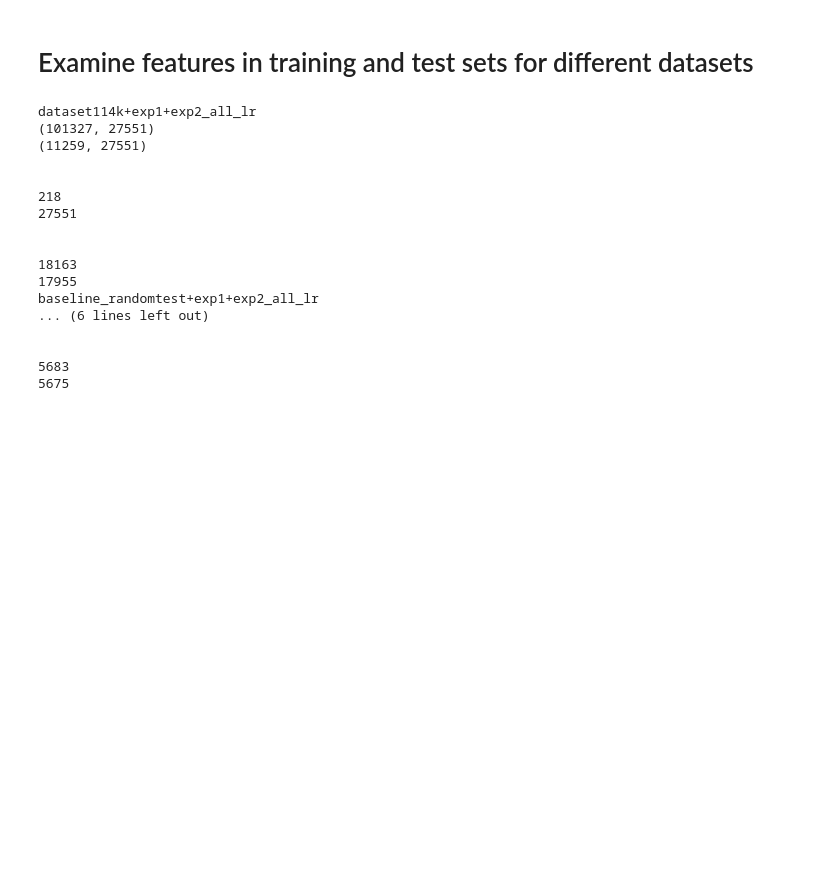
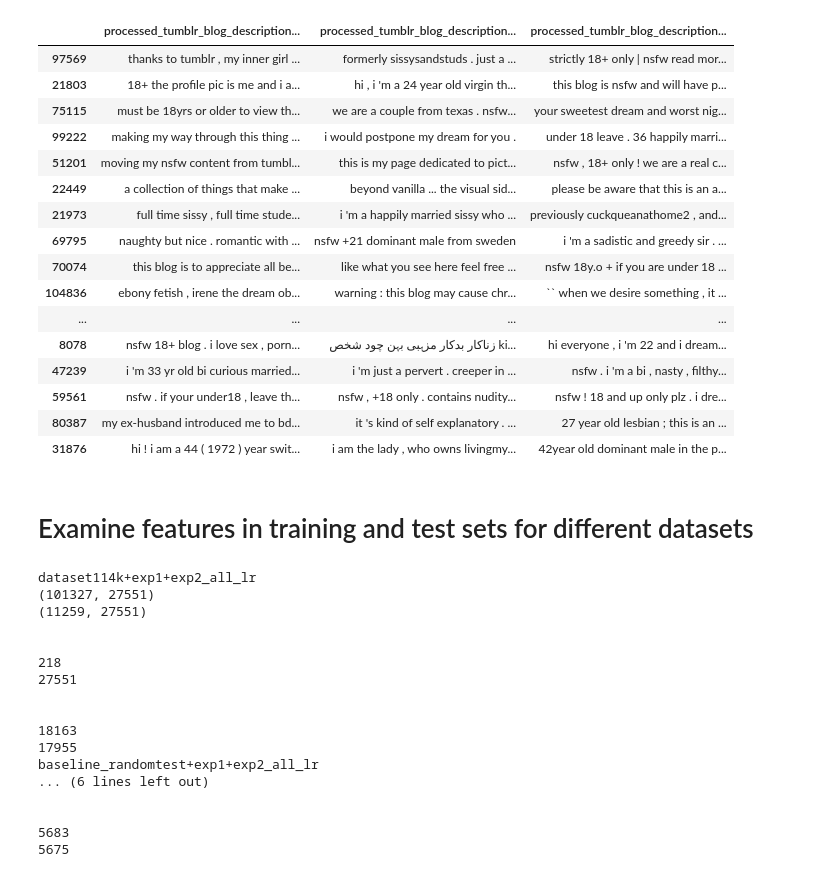
Before and after one commit to michaelmilleryoder/tumblr_community_identity, a Jupyter notebook: jupyter/check_features.ipynb, the cells around one changed output. Drawn from its saved outputs; the diff is of its cells as text; code cells hidden in the pictures; blank space fills up the shorter version.

```diff
--- a/jupyter/check_features.ipynb
+++ b/jupyter/check_features.ipynb
@@ -0,0 +39,7 @@
+# %%
+# Load communities
+commpath = '/data/tumblr_community_identity/dataset114k/louvain_communities.txt'
+with open(commpath) as f:
+    comms = [[int(tumblog_id) for tumblog_id in comm.split()] for comm in f.read().splitlines()]
+print(len(comms))
+comms[0]
@@ -1,3 +65,52 @@
+# %%
+# Investigate
+comm = 49
+terms = ['blog', 'dream']
+
+commlines = pairs[pairs['tumblog_id_follower_reblog'].isin(comms[comm-1]) & pairs['tumblog_id_followee_reblog'].isin(comms[comm-1]) & \
+                 pairs['tumblog_id_followee_nonreblog'].isin(comms[comm-1])]
+commlines
+
+import re
+import pdb
+pd.set_option('display.max_colwidth', None)
+
+def terms_in_descs(descs):
+    """ Search for the search terms being in the descriptions """
+    follower, followee_reblog, followee_nonreblog = descs
+    if not isinstance(follower, str):
+        return False
+    pat1 = '\\b{}\\b'.format(terms[0])
+    pat2 = '\\b{}\\b'.format(terms[1])
+    if re.search(pat1, follower.lower()):
+        if re.search(pat2, followee_reblog) or re.search(pat2, followee_nonreblog):
+            return True
+    elif re.search(pat2, follower.lower()):
+        if re.search(pat1, followee_reblog) or re.search(pat1, followee_nonreblog):
+            return True
+    return False
+
+paired_descs = list(zip(*[commlines[colname] for colname in desc_cols]))
+matches = commlines.loc[[terms_in_descs(descs) for descs in paired_descs], desc_cols]
+matches.sample(min(30, len(matches)))
+# %% [output]
+|  | processed_tumblr_blog_description... | processed_tumblr_blog_description... | processed_tumblr_blog_description... |
+| 97569 | thanks to tumblr , my inner girl ... | formerly sissysandstuds . just a ... | strictly 18+ only | nsfw read mor... |
+| 21803 | 18+ the profile pic is me and i a... | hi , i 'm a 24 year old virgin th... | this blog is nsfw and will have p... |
+| 75115 | must be 18yrs or older to view th... | we are a couple from texas . nsfw... | your sweetest dream and worst nig... |
+| 99222 | making my way through this thing ... | i would postpone my dream for you . | under 18 leave . 36 happily marri... |
+| 51201 | moving my nsfw content from tumbl... | this is my page dedicated to pict... | nsfw , 18+ only ! we are a real c... |
+| 22449 | a collection of things that make ... | beyond vanilla ... the visual sid... | please be aware that this is an a... |
+| 21973 | full time sissy , full time stude... | i 'm a happily married sissy who ... | previously cuckqueanathome2 , and... |
+| 69795 | naughty but nice . romantic with ... | nsfw +21 dominant male from sweden | i 'm a sadistic and greedy sir . ... |
+| 70074 | this blog is to appreciate all be... | like what you see here feel free ... | nsfw 18y.o + if you are under 18 ... |
+| 104836 | ebony fetish , irene the dream ob... | warning : this blog may cause chr... | `` when we desire something , it ... |
+| ... | ... | ... | ... |
+| 8078 | nsfw 18+ blog . i love sex , porn... | زناکار بدکار مزہبی بہن چود شخص ki... | hi everyone , i 'm 22 and i dream... |
+| 47239 | i 'm 33 yr old bi curious married... | i 'm just a pervert . creeper in ... | nsfw . i 'm a bi , nasty , filthy... |
+| 59561 | nsfw . if your under18 , leave th... | nsfw , +18 only . contains nudity... | nsfw ! 18 and up only plz . i dre... |
+| 80387 | my ex-husband introduced me to bd... | it 's kind of self explanatory . ... | 27 year old lesbian ; this is an ... |
+| 31876 | hi ! i am a 44 ( 1972 ) year swit... | i am the lady , who owns livingmy... | 42year old dominant male in the p... |
 # %% [markdown]
 # Examine features in training and test sets for different datasets
 # %%
```
Also changed, not shown: parts of 5 cells of this notebook.
